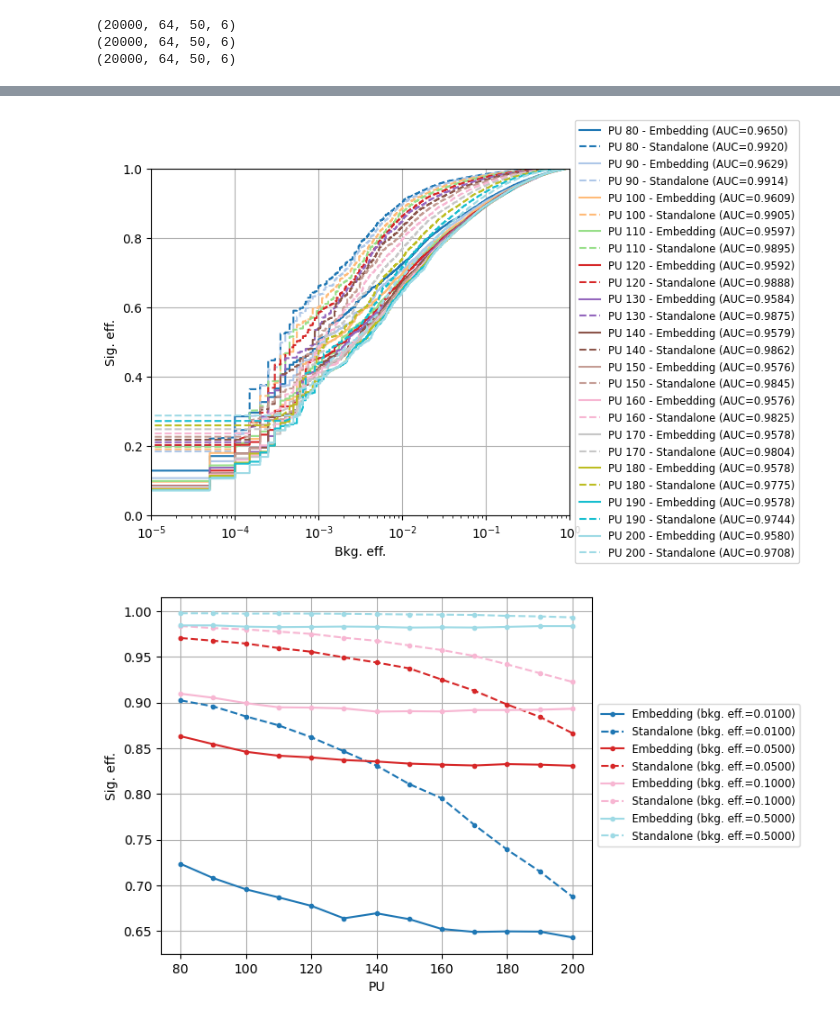
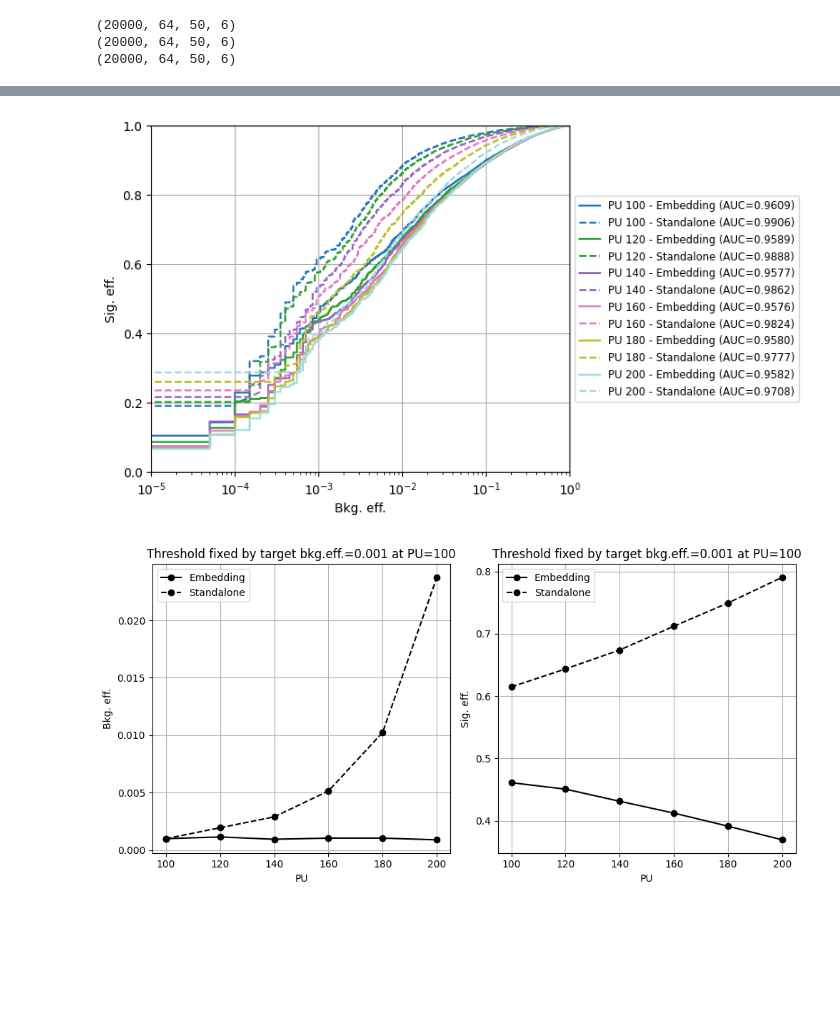
Before and after one commit to hftsoi/contrastive4pu, a Jupyter notebook: train.ipynb, the cells around one changed output, grey strips where cells are left out. Drawn from its saved outputs; the diff is of its cells as text; code cells hidden in the pictures; blank space fills up the shorter version.

Commit message:
plot_eff_vs_pu_at_single_threshold

```diff
--- a/train.ipynb
+++ b/train.ipynb
@@ -214,7 +214,7 @@ print(X_PJZ0.shape)
 (20000, 64, 50, 6)
 (20000, 64, 50, 6)
 # %%
-test_pu = list(range(80, 201, 10))
+test_pu = list(range(100, 201, 20))
 X_test = []
 Y_test = []
 Y_pred_embedding = []
@@ -248,7 +249,10 @@ for pu in test_pu:
 200
 # %%
 plot_roc(Y_test=Y_test, Y_pred_embedding=Y_pred_embedding, Y_pred_standalone=Y_pred_standalone, test_pu=test_pu)
-plot_sig_eff_vs_pu(Y_test=Y_test, Y_pred_embedding=Y_pred_embedding, Y_pred_standalone=Y_pred_standalone, test_pu=test_pu, bkg_eff_list=[0.01,0.05,0.1,0.5])
+#plot_sig_eff_vs_pu_at_single_bkgeff(Y_test=Y_test, Y_pred_embedding=Y_pred_embedding, Y_pred_standalone=Y_pred_standalone, test_pu=test_pu, bkg_eff_list=[0.05,0.1,0.2,0.5])
 # %% [output]
-[figure, old version]
+[figure, new version]
-[figure, removed]
+# %%
+plot_eff_vs_pu_at_single_threshold(Y_test=Y_test, Y_pred_embedding=Y_pred_embedding, Y_pred_standalone=Y_pred_standalone, test_pu=test_pu, threshold_by_target_bkgeff_pu=[0.001, 100])
+# %% [output]
+[figure, added]
```
Also changed, not shown: parts of 2 cells of this notebook, 1 other file.
